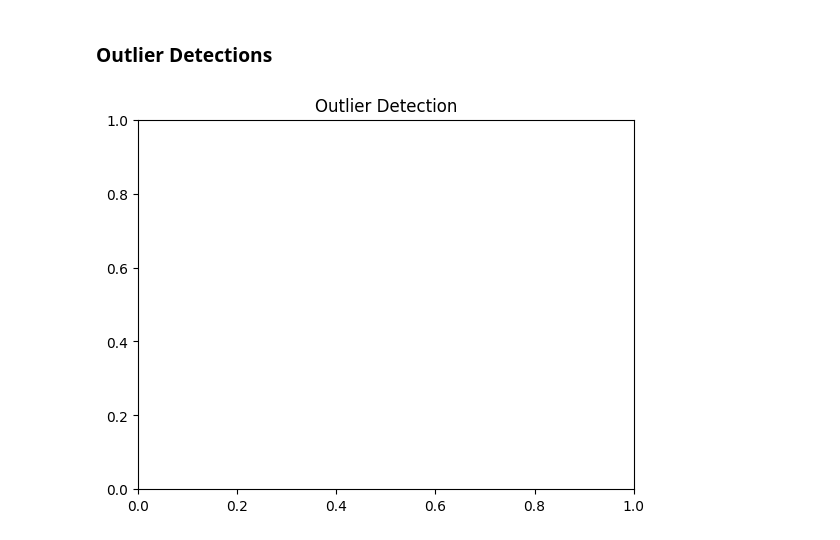
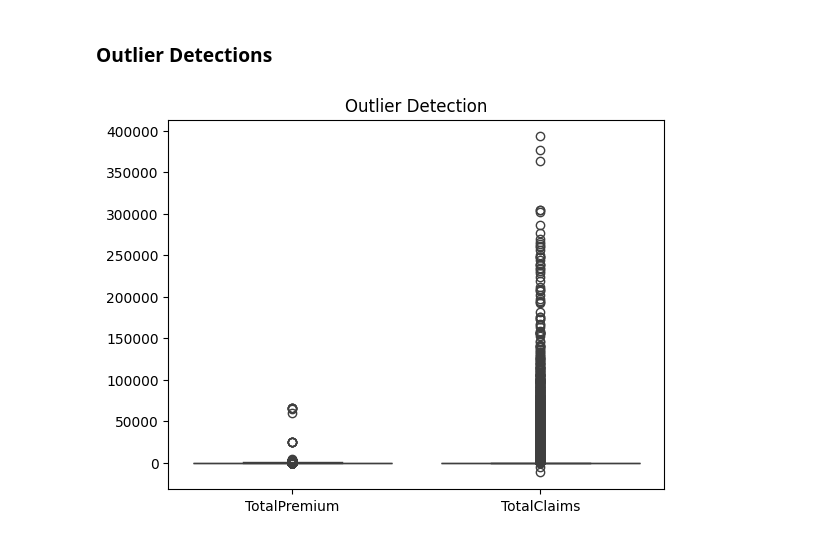
Before and after one commit to Alki45/insurance-risk-analytics-predictive-modeling, a Jupyter notebook: notebooks/EDA.ipynb, the cells around one changed output. Saved outputs shown, nothing was run; the diff lists cells and outputs as text; code cells hidden in the pictures.

```diff
--- a/notebooks/EDA.ipynb
+++ b/notebooks/EDA.ipynb
@@ -77,3 +77,7 @@ TotalPremium                      0
 TotalClaims                       0
 dtype: int64
 'sns.heatmap(data.isnull(), cbar=False)\nplt.title("Missing Values Heatmap")\nplt.show()'
+# %%
+# Handling Missing Value
+data=data.fillna(0)
+data.isnull().sum()
@@ -132,8 +154,9 @@ plt.show()
 # %% [markdown]
 ### Outlier Detections
 # %%
-sns.boxplot(data_df=data[['TotalPremium', 'TotalClaims']])
+
+sns.boxplot(data=data[['TotalPremium', 'TotalClaims']])
 plt.title("Outlier Detection")
 plt.show()
 # %% [output]
-[figure, old version]
+[figure, new version]
```
Also changed, not shown: parts of 4 cells of this notebook, 1 other file.
